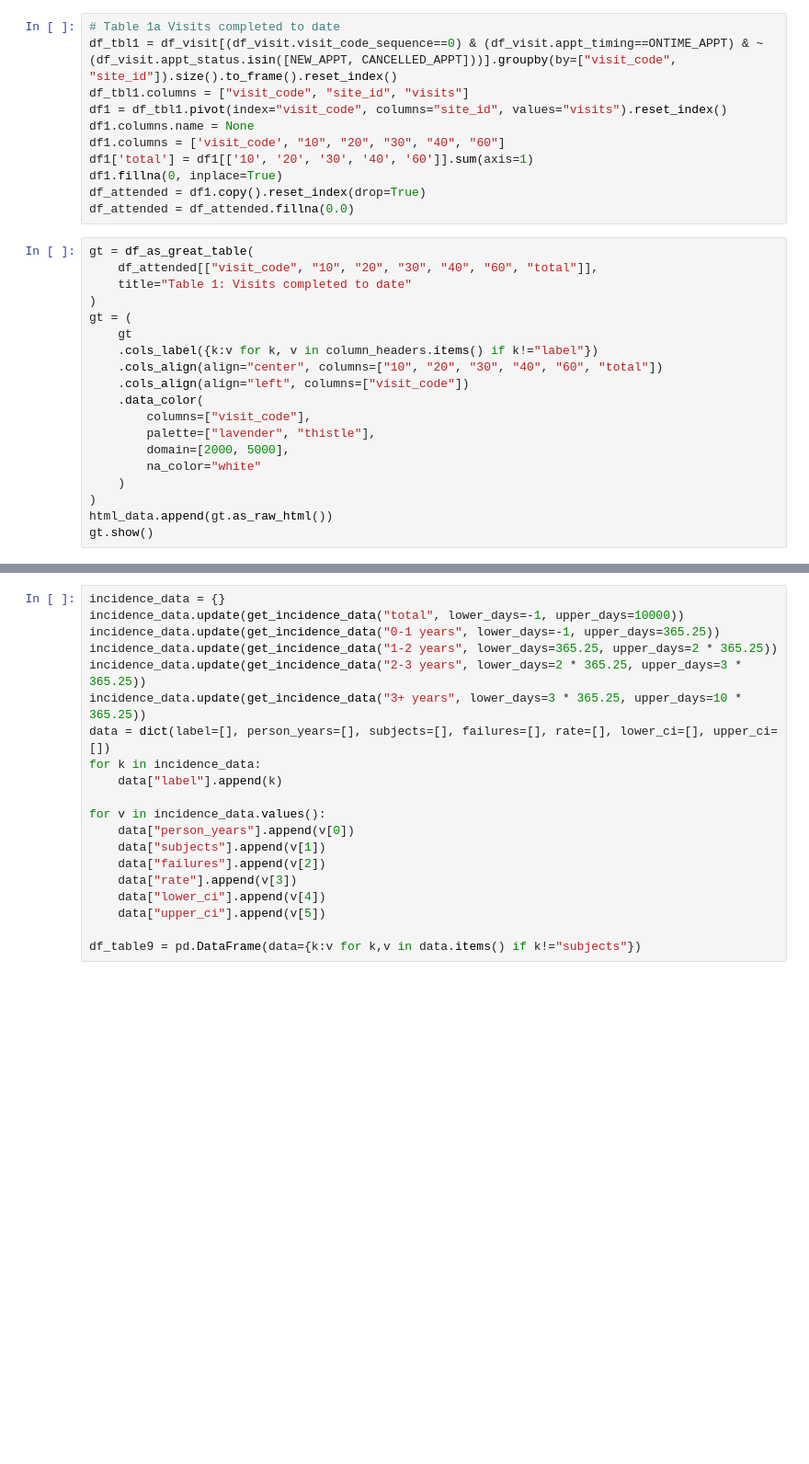
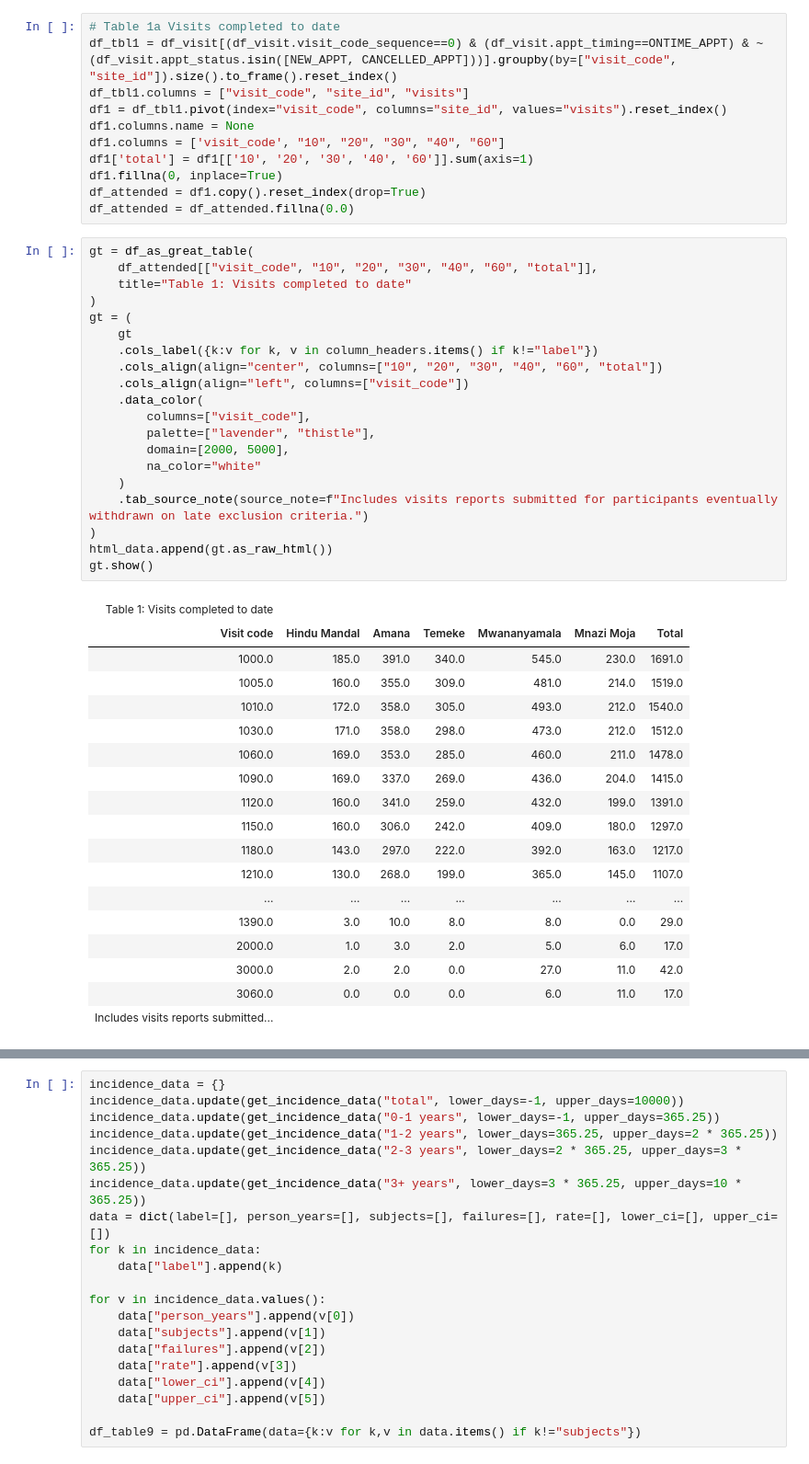
Before and after one commit to meta-trial/meta-edc, a Jupyter notebook: meta_analytics/notebooks/monitoring_report.ipynb, the cells around one changed output, grey strips where cells are left out. Shown at 92% size. Saved outputs shown, nothing was run; the diff lists cells and outputs as text; blank space fills up the shorter version.

```diff
--- a/meta_analytics/notebooks/monitoring_report.ipynb
+++ b/meta_analytics/notebooks/monitoring_report.ipynb
@@ -76,22 +78,42 @@ df_attended = df_attended.fillna(0.0)
 # %%
 gt = df_as_great_table(
     df_attended[["visit_code", "10", "20", "30", "40", "60", "total"]],
     title="Table 1: Visits completed to date"
 )
 gt = (
     gt
     .cols_label({k:v for k, v in column_headers.items() if k!="label"})
     .cols_align(align="center", columns=["10", "20", "30", "40", "60", "total"])
     .cols_align(align="left", columns=["visit_code"])
     .data_color(
         columns=["visit_code"],
         palette=["lavender", "thistle"],
         domain=[2000, 5000],
         na_color="white"
     )
+    .tab_source_note(source_note=f"Includes visits reports submitted for participants eventually withdrawn on late exclusion criteria.")
 )
 html_data.append(gt.as_raw_html())
 gt.show()
+# %% [output]
+| Table 1: Visits completed to date |  |  |  |  |  |  |
+| Visit code | Hindu Mandal | Amana | Temeke | Mwananyamala | Mnazi Moja | Total |
+| 1000.0 | 185.0 | 391.0 | 340.0 | 545.0 | 230.0 | 1691.0 |
+| 1005.0 | 160.0 | 355.0 | 309.0 | 481.0 | 214.0 | 1519.0 |
+| 1010.0 | 172.0 | 358.0 | 305.0 | 493.0 | 212.0 | 1540.0 |
+| 1030.0 | 171.0 | 358.0 | 298.0 | 473.0 | 212.0 | 1512.0 |
+| 1060.0 | 169.0 | 353.0 | 285.0 | 460.0 | 211.0 | 1478.0 |
+| 1090.0 | 169.0 | 337.0 | 269.0 | 436.0 | 204.0 | 1415.0 |
+| 1120.0 | 160.0 | 341.0 | 259.0 | 432.0 | 199.0 | 1391.0 |
+| 1150.0 | 160.0 | 306.0 | 242.0 | 409.0 | 180.0 | 1297.0 |
+| 1180.0 | 143.0 | 297.0 | 222.0 | 392.0 | 163.0 | 1217.0 |
+| 1210.0 | 130.0 | 268.0 | 199.0 | 365.0 | 145.0 | 1107.0 |
+| ... | ... | ... | ... | ... | ... | ... |
+| 1390.0 | 3.0 | 10.0 | 8.0 | 8.0 | 0.0 | 29.0 |
+| 2000.0 | 1.0 | 3.0 | 2.0 | 5.0 | 6.0 | 17.0 |
+| 3000.0 | 2.0 | 2.0 | 0.0 | 27.0 | 11.0 | 42.0 |
+| 3060.0 | 0.0 | 0.0 | 0.0 | 6.0 | 11.0 | 17.0 |
+| Includes visits reports submitted... |  |  |  |  |  |  |
 # %%
 # Table 1b Total scheduled appointments
 df_appt_pivot = (
```
Also changed, not shown: parts of 30 cells of this notebook, 1 other file.
